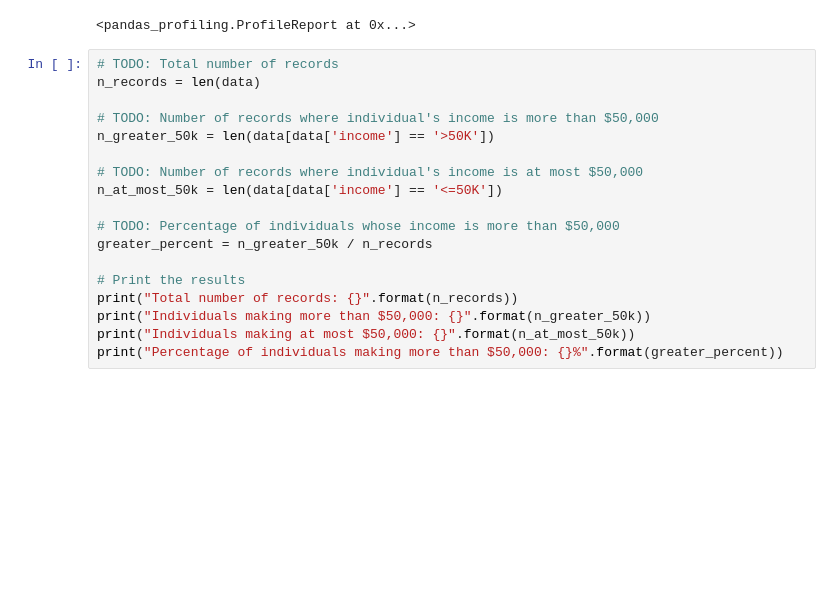
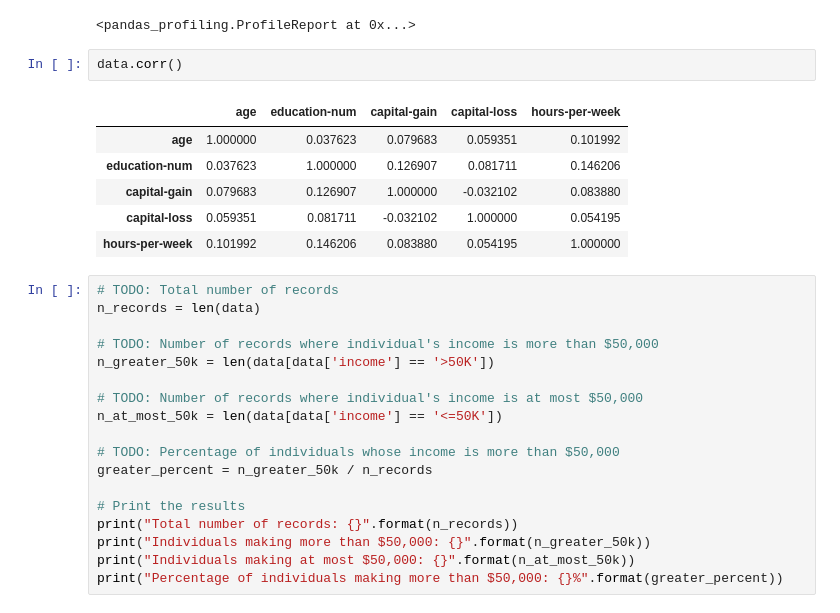
Before and after one commit to emigre459/finding_donors, a Jupyter notebook: finding_donors.ipynb, the cells around one changed output. Saved outputs shown, nothing was run; the diff lists cells and outputs as text; blank space fills up the shorter version.

```diff
--- a/finding_donors.ipynb
+++ b/finding_donors.ipynb
@@ -57,6 +57,15 @@ import pandas_profiling as pdp
 pdp.ProfileReport(data)
 # %% [output]
 <pandas_profiling.ProfileReport at 0x...>
+# %%
+data.corr()
+# %% [output]
+|  | age | education-num | capital-gain | capital-loss | hours-per-week |
+| age | 1.000000 | 0.037623 | 0.079683 | 0.059351 | 0.101992 |
+| education-num | 0.037623 | 1.000000 | 0.126907 | 0.081711 | 0.146206 |
+| capital-gain | 0.079683 | 0.126907 | 1.000000 | -0.032102 | 0.083880 |
+| capital-loss | 0.059351 | 0.081711 | -0.032102 | 1.000000 | 0.054195 |
+| hours-per-week | 0.101992 | 0.146206 | 0.083880 | 0.054195 | 1.000000 |
 # %%
 # TODO: Total number of records
 n_records = len(data)
```
Also changed, not shown: parts of 10 cells of this notebook, 1 other file.
